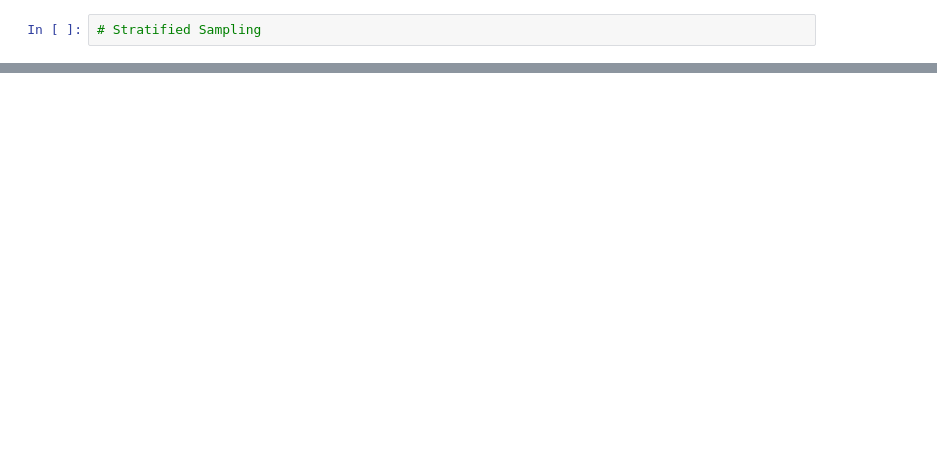
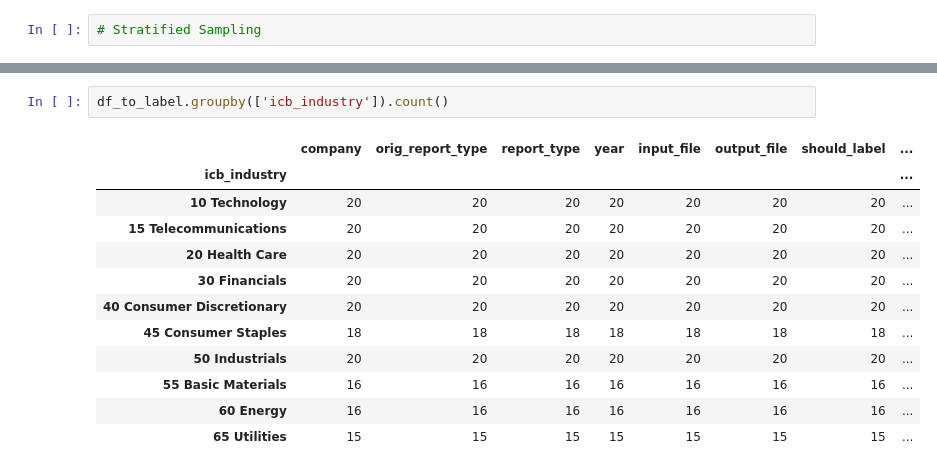
Before and after one commit to dafrie/fin-disclosures-nlp, a Jupyter notebook: notebooks/StratifiedSampling.ipynb, the cells around one changed output, grey strips where cells are left out. Saved outputs shown, nothing was run; the diff lists cells and outputs as text; blank space fills up the shorter version.

```diff
--- a/notebooks/StratifiedSampling.ipynb
+++ b/notebooks/StratifiedSampling.ipynb
@@ -66,0 +88,15 @@ HBox(children=(Button(description='Previous relevant page', style=ButtonStyle())
+# %%
+df_to_label.groupby(['icb_industry']).count()
+# %% [output]
+|  | company | orig_report_type | report_type | year | input_file | output_file | should_label | ... |
+| icb_industry |  |  |  |  |  |  |  | ... |
+| 10 Technology | 20 | 20 | 20 | 20 | 20 | 20 | 20 | ... |
+| 15 Telecommunications | 20 | 20 | 20 | 20 | 20 | 20 | 20 | ... |
+| 20 Health Care | 20 | 20 | 20 | 20 | 20 | 20 | 20 | ... |
+| 30 Financials | 20 | 20 | 20 | 20 | 20 | 20 | 20 | ... |
+| 40 Consumer Discretionary | 20 | 20 | 20 | 20 | 20 | 20 | 20 | ... |
+| 45 Consumer Staples | 18 | 18 | 18 | 18 | 18 | 18 | 18 | ... |
+| 50 Industrials | 20 | 20 | 20 | 20 | 20 | 20 | 20 | ... |
+| 55 Basic Materials | 16 | 16 | 16 | 16 | 16 | 16 | 16 | ... |
+| 60 Energy | 16 | 16 | 16 | 16 | 16 | 16 | 16 | ... |
+| 65 Utilities | 15 | 15 | 15 | 15 | 15 | 15 | 15 | ... |
```
Also changed, not shown: parts of 3 cells of this notebook.
